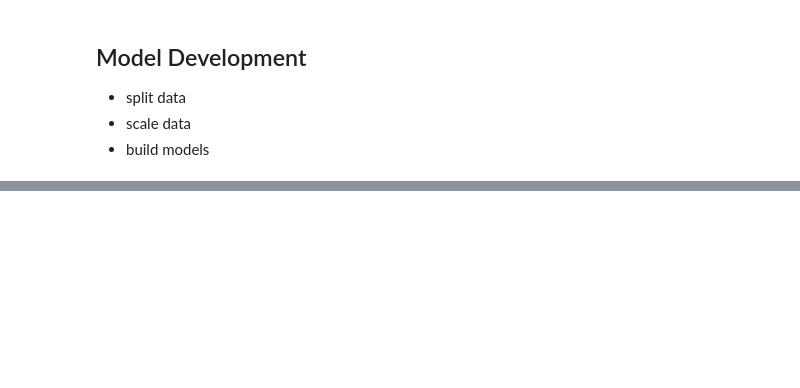
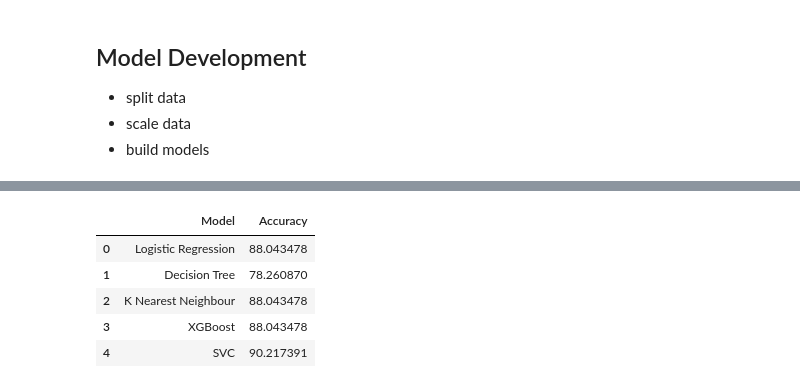
Before and after one commit to archaic-panda/Heart-Problems-Prediction, a Jupyter notebook: heart_disease_prediction.ipynb, the cells around one changed output, grey strips where cells are left out. Cells and saved outputs as stored; diff of their text form; code cells hidden in the pictures; blank space fills up the shorter version.

```diff
--- a/heart_disease_prediction.ipynb
+++ b/heart_disease_prediction.ipynb
@@ -161,0 +221,13 @@ sns.heatmap(df.corr(), cmap='coolwarm')
+# %%
+# visualising the accuracy scores
+df_scores = pd.DataFrame.from_dict(scores, orient='index', columns=['Accuracy'])
+df_scores.reset_index(inplace=True)
+df_scores.rename(columns={'index':'Model'}, inplace=True)
+df_scores.head()
+# %% [output]
+|  | Model | Accuracy |
+| 0 | Logistic Regression | 88.043478 |
+| 1 | Decision Tree | 78.260870 |
+| 2 | K Nearest Neighbour | 88.043478 |
+| 3 | XGBoost | 88.043478 |
+| 4 | SVC | 90.217391 |
```
Also changed, not shown: parts of 8 cells of this notebook.
